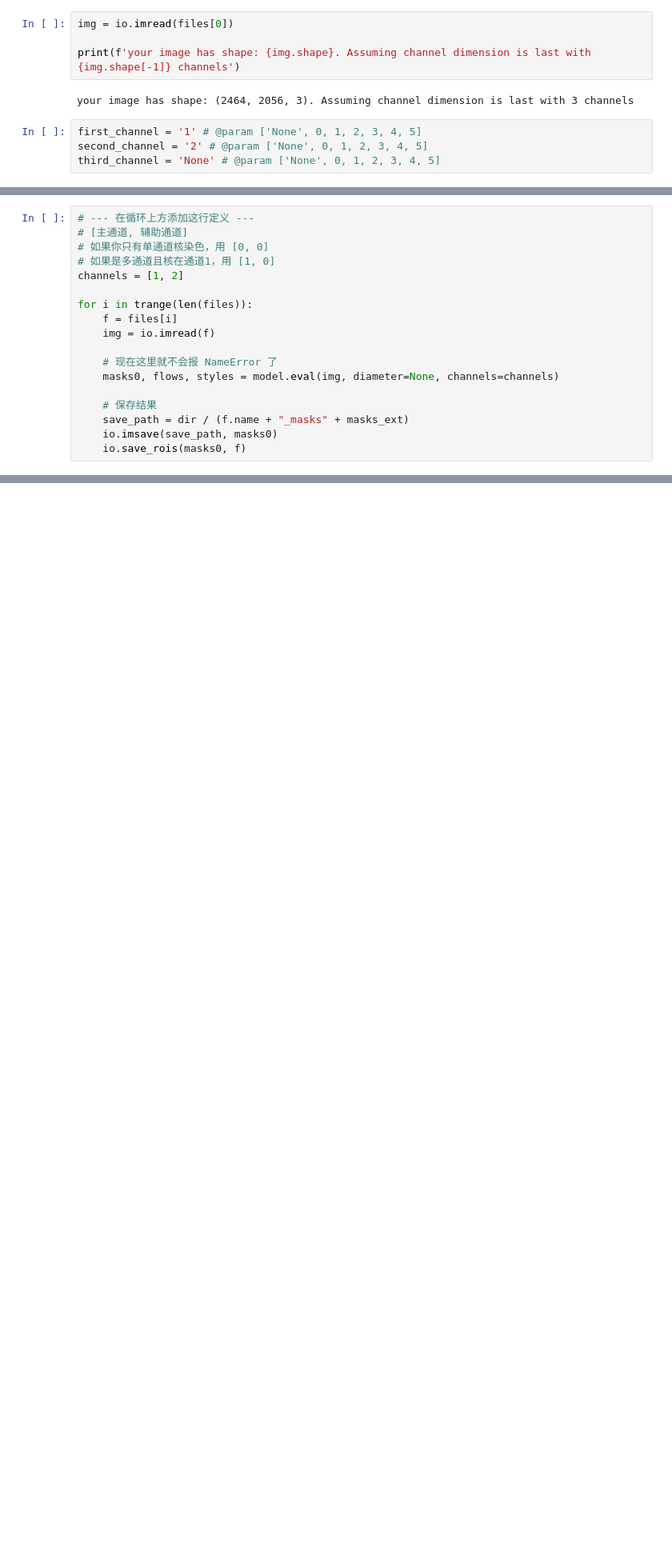
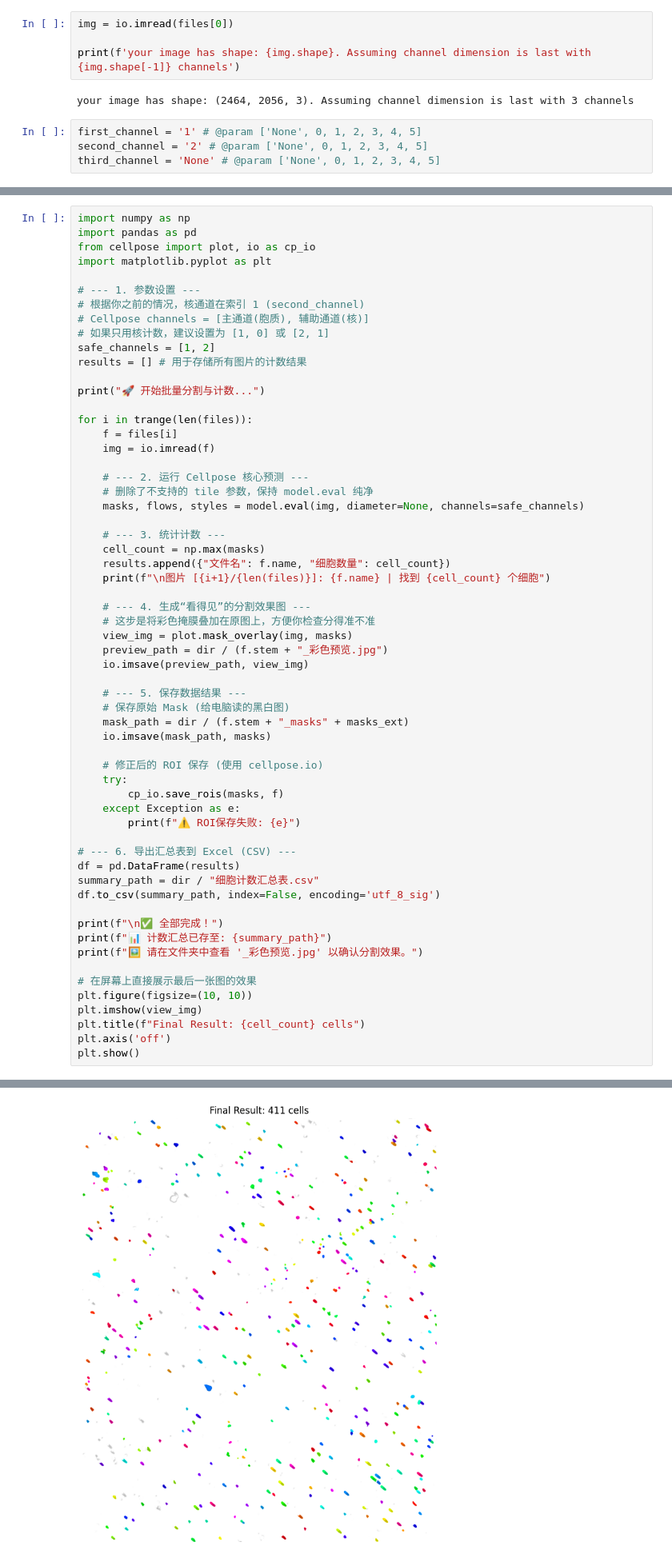
Before and after one commit to JYP163/awesome-chatgpt-prompts-zh, a Jupyter notebook: notebooks/run_Cellpose-SAM.ipynb, the cells around one changed output, grey strips where cells are left out. Shown at 80% size. Saved outputs shown, nothing was run; the diff lists cells and outputs as text; blank space fills up the shorter version.

```diff
--- a/notebooks/run_Cellpose-SAM.ipynb
+++ b/notebooks/run_Cellpose-SAM.ipynb
@@ -146,18 +118,0 @@ saving masks
-# %%
-# --- 在循环上方添加这行定义 ---
-# [主通道, 辅助通道]
-# 如果你只有单通道核染色，用 [0, 0]
-# 如果是多通道且核在通道1，用 [1, 0]
-channels = [1, 2]
-
-for i in trange(len(files)):
-    f = files[i]
-    img = io.imread(f)
-
-    # 现在这里就不会报 NameError 了
-    masks0, flows, styles = model.eval(img, diameter=None, channels=channels)
-
-    # 保存结果
-    save_path = dir / (f.name + "_masks" + masks_ext)
-    io.imsave(save_path, masks0)
-    io.save_rois(masks0, f)
@@ -166,0 +119,61 @@ for i in trange(len(files)):
+# %%
+import numpy as np
+import pandas as pd
+from cellpose import plot, io as cp_io
+import matplotlib.pyplot as plt
+
+# --- 1. 参数设置 ---
+# 根据你之前的情况，核通道在索引 1 (second_channel)
+# Cellpose channels = [主通道(胞质), 辅助通道(核)]
+# 如果只用核计数，建议设置为 [1, 0] 或 [2, 1]
+safe_channels = [1, 2]
+results = [] # 用于存储所有图片的计数结果
+
+print("🚀 开始批量分割与计数...")
+
+for i in trange(len(files)):
+    f = files[i]
+    img = io.imread(f)
+
+    # --- 2. 运行 Cellpose 核心预测 ---
+    # 删除了不支持的 tile 参数，保持 model.eval 纯净
+    masks, flows, styles = model.eval(img, diameter=None, channels=safe_channels)
+
+    # --- 3. 统计计数 ---
+    cell_count = np.max(masks)
+    results.append({"文件名": f.name, "细胞数量": cell_count})
+    print(f"\n图片 [{i+1}/{len(files)}]: {f.name} | 找到 {cell_count} 个细胞")
+
+    # --- 4. 生成“看得见”的分割效果图 ---
+    # 这步是将彩色掩膜叠加在原图上，方便你检查分得准不准
+    view_img = plot.mask_overlay(img, masks)
+    preview_path = dir / (f.stem + "_彩色预览.jpg")
+    io.imsave(preview_path, view_img)
+
+    # --- 5. 保存数据结果 ---
+    # 保存原始 Mask (给电脑读的黑白图)
+    mask_path = dir / (f.stem + "_masks" + masks_ext)
+    io.imsave(mask_path, masks)
+
+    # 修正后的 ROI 保存 (使用 cellpose.io)
+    try:
+        cp_io.save_rois(masks, f)
+    except Exception as e:
+        print(f"⚠️ ROI保存失败: {e}")
+
+# --- 6. 导出汇总表到 Excel (CSV) ---
+df = pd.DataFrame(results)
+summary_path = dir / "细胞计数汇总表.csv"
+df.to_csv(summary_path, index=False, encoding='utf_8_sig')
+
+print(f"\n✅ 全部完成！")
+print(f"📊 计数汇总已存至: {summary_path}")
+print(f"🖼️ 请在文件夹中查看 '_彩色预览.jpg' 以确认分割效果。")
+
+# 在屏幕上直接展示最后一张图的效果
+plt.figure(figsize=(10, 10))
+plt.imshow(view_img)
+plt.title(f"Final Result: {cell_count} cells")
+plt.axis('off')
+plt.show()
+# %% [output]
@@ -166,0 +189 @@ for i in trange(len(files)):
+[figure, added]
```
Also changed, not shown: parts of 4 cells of this notebook.
